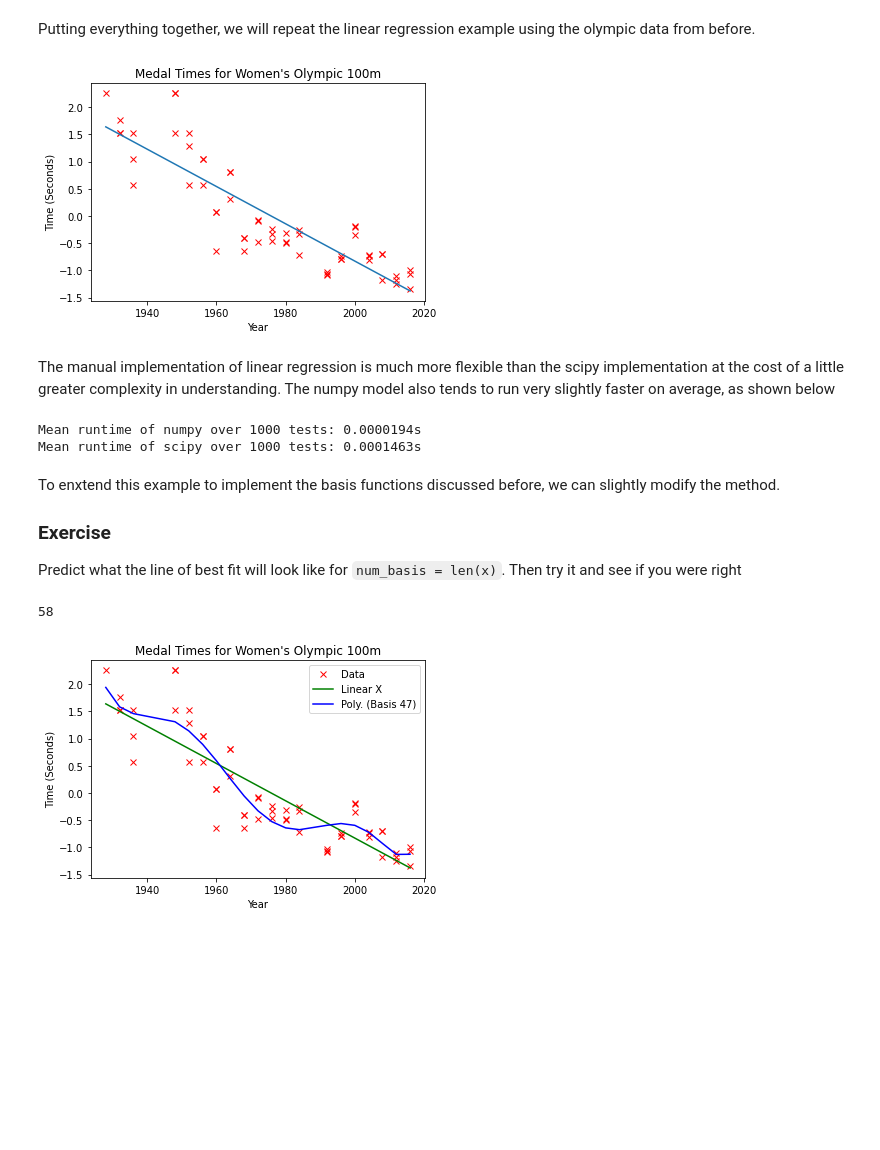
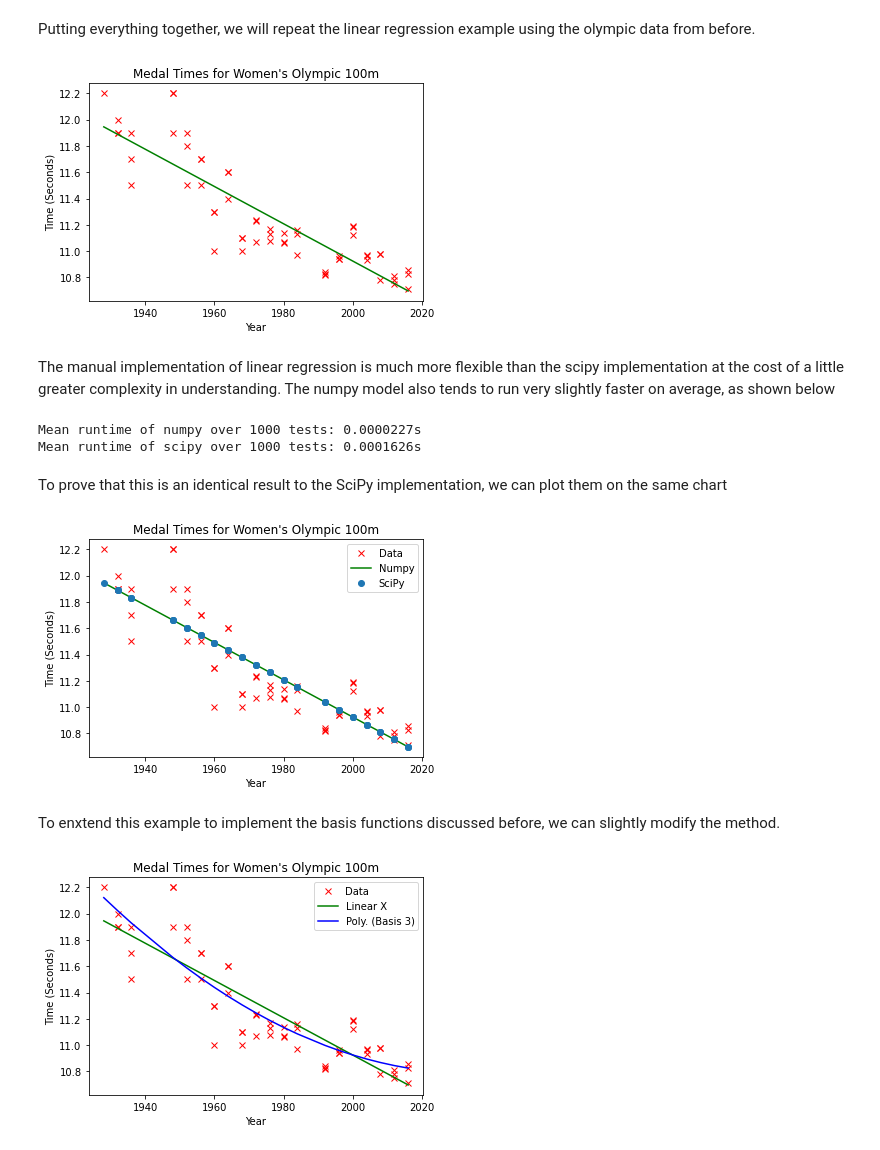
Before and after one commit to wrmthorne/SWiCS-WIE-Advanced-Python-Worksheets, a Jupyter notebook: linear_regression_notebook.ipynb, the cells around one changed output. Drawn from its saved outputs; the diff is of its cells as text; code cells hidden in the pictures; blank space fills up the shorter version.

```diff
--- a/linear_regression_notebook.ipynb
+++ b/linear_regression_notebook.ipynb
@@ -434,8 +439,6 @@ Putting everything together, we will repeat the linear regression example using
 # Assign x and y and shape them into a column vector
 x = np.array(data.Year.values).reshape(-1, 1).astype(float)
 y = np.array(data.Result.values).reshape(-1, 1).astype(float)
-y -= y.mean()
-y /= y.std()
 
 # Create design matrix
 X = np.hstack((np.ones_like(x), x))
@@ -444,14 +447,14 @@ X = np.hstack((np.ones_like(x), x))
 w = np.linalg.solve(np.dot(X.T, X), np.dot(X.T, y))
 
 # Plot data and line of best fit
-plt.plot(x, y, 'rx')
-plt.plot(x, np.dot(X, w))
+plt.plot(x, y, 'rx', label='Data')
+plt.plot(x, np.dot(X, w), 'g-', label='Linear')
 plt.title('Medal Times for Women\'s Olympic 100m')
 plt.xlabel('Year')
 plt.ylabel('Time (Seconds)')
 plt.show()
 # %% [output]
-[figure, old version]
+[figure, new version]
 # %% [markdown]
 The manual implementation of linear regression is much more flexible than the scipy implementation at the cost of a little greater complexity in understanding. The numpy model also tends to run very slightly faster on average, as shown below
 # %%
@@ -479,43 +482,56 @@ for i in range(num_tests):
 
 print(f'Mean runtime of scipy over {num_tests} tests: {np.mean(scipy_times):.7f}s')
 # %% [output]
-Mean runtime of numpy over 1000 tests: 0.0000194s
-Mean runtime of scipy over 1000 tests: 0.0001463s
+Mean runtime of numpy over 1000 tests: 0.0000227s
+Mean runtime of scipy over 1000 tests: 0.0001626s
+# %% [markdown]
+To prove that this is an identical result to the SciPy implementation, we can plot them on the same chart
+# %%
+X = np.hstack((np.ones_like(x), x))
+w = np.linalg.solve(np.dot(X.T, X), np.dot(X.T, y))
+
+slope, intercept, r_value, p_value, std_err = stats.linregress(x_scipi, y_scipi)
+
+plt.plot(x, y, 'rx', label='Data')
+plt.plot(x, np.dot(X, w), 'g-', label='Numpy')
+plt.plot(x, (slope * x + intercept), 'o', label='SciPy')
+plt.title('Medal Times for Women\'s Olympic 100m')
+plt.xlabel('Year')
+plt.ylabel('Time (Seconds)')
+plt.legend()
+plt.show()
+# %% [output]
+[figure, added]
 # %% [markdown]
 To enxtend this example to implement the basis functions discussed before, we can slightly modify the method.
-
-### Exercise
-
-Predict what the line of best fit will look like for `num_basis = len(x)`. Then try it and see if you were right
 # %%
 def polynomial(x, num_basis=4, data_limits=[-1., 1.]):
     # Standardise input
     centre = np.mean(data_limits)
     span = np.ptp(data_limits)    # Get min and max values in an array
     z = x - centre
     z = 2*z/span
 
     # Calculate Phi(x) function
     Phi = np.zeros((x.shape[0], num_basis))
     for i in range(num_basis):
         Phi[:, i:i+1] = x**i
     return Phi
 
-num_basis = 47
+num_basis = 3
 Phi = polynomial(x, num_basis=num_basis, data_limits=[min(x), max(x)])
 w_poly = np.linalg.solve(np.dot(Phi.T, Phi), np.dot(Phi.T, y))
 
 plt.plot(x, y, 'rx', label='Data')
 plt.plot(x, np.dot(X, w), 'g-', label='Linear X')
 plt.plot(x, np.dot(Phi, w_poly), 'b-', label=f'Poly. (Basis {num_basis})')
 plt.title('Medal Times for Women\'s Olympic 100m')
 plt.ylabel('Time (Seconds)')
 plt.xlabel('Year')
 plt.legend()
 plt.show()
 # %% [output]
-58
-[figure, old version]
+[figure, new version]
 # %% [markdown]
 ## Making a Prediction
 
```
Also changed, not shown: parts of 8 cells of this notebook, 1 other file.
